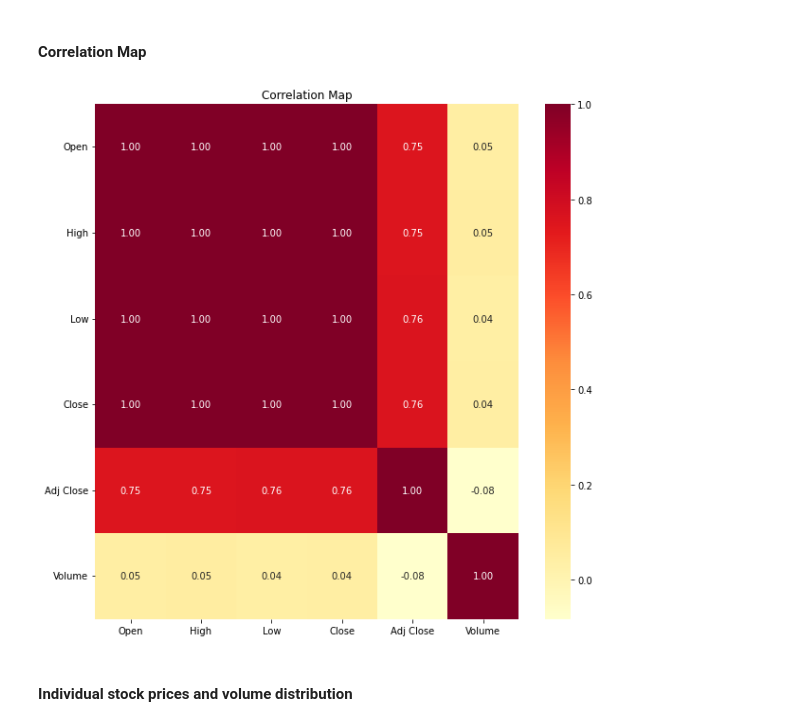
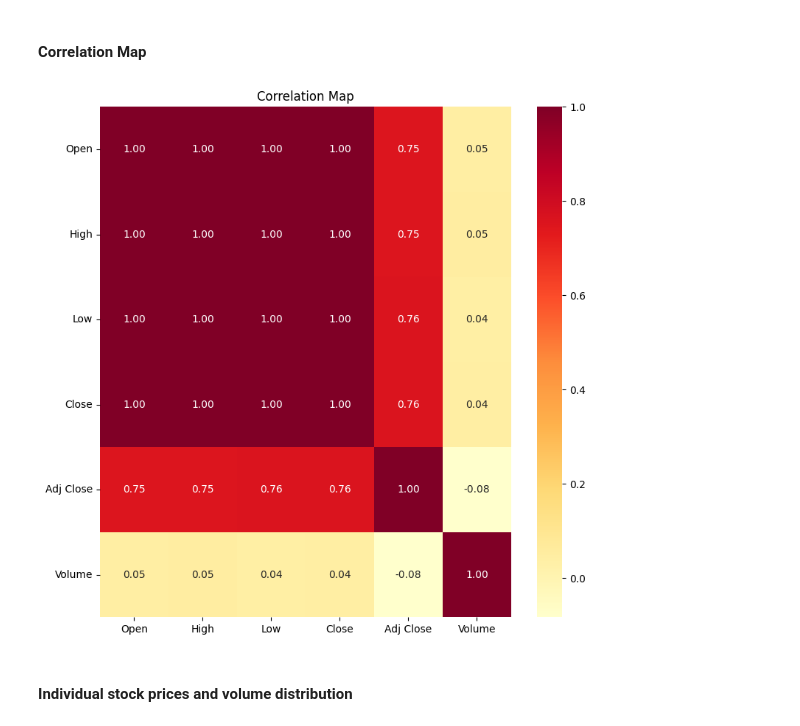
Before and after one commit to MarkLee7925/Bank-Stock-Prices-Prediction, a Jupyter notebook: Models/CIBC-StockPred-2023.ipynb, the cells around one changed output. Drawn from its saved outputs; the diff is of its cells as text; code cells hidden in the pictures.

```diff
--- a/Models/CIBC-StockPred-2023.ipynb
+++ b/Models/CIBC-StockPred-2023.ipynb
@@ -136,20 +136,20 @@ plt.show()
 #### Correlation Map
 # %%
 # Define figure
-plt.figure(figsize=(10,10))
+plt.figure(figsize=(9,9))
 
 # Correlation Map
 sns.heatmap(df.corr(method='pearson'), annot=True, cmap='YlOrRd', fmt='.2f')
 # Adjust X and Y-Axes
 plt.xticks(rotation=0)
 plt.yticks(rotation=0)
 # Plot title
 plt.title('Correlation Map')
 
 # Show figure
 plt.show()
 # %% [output]
-[figure, old version]
+[figure, new version]
 # %% [markdown]
 #### Individual stock prices and volume distribution
 # %%
```
Also changed, not shown: parts of 9 cells of this notebook.
